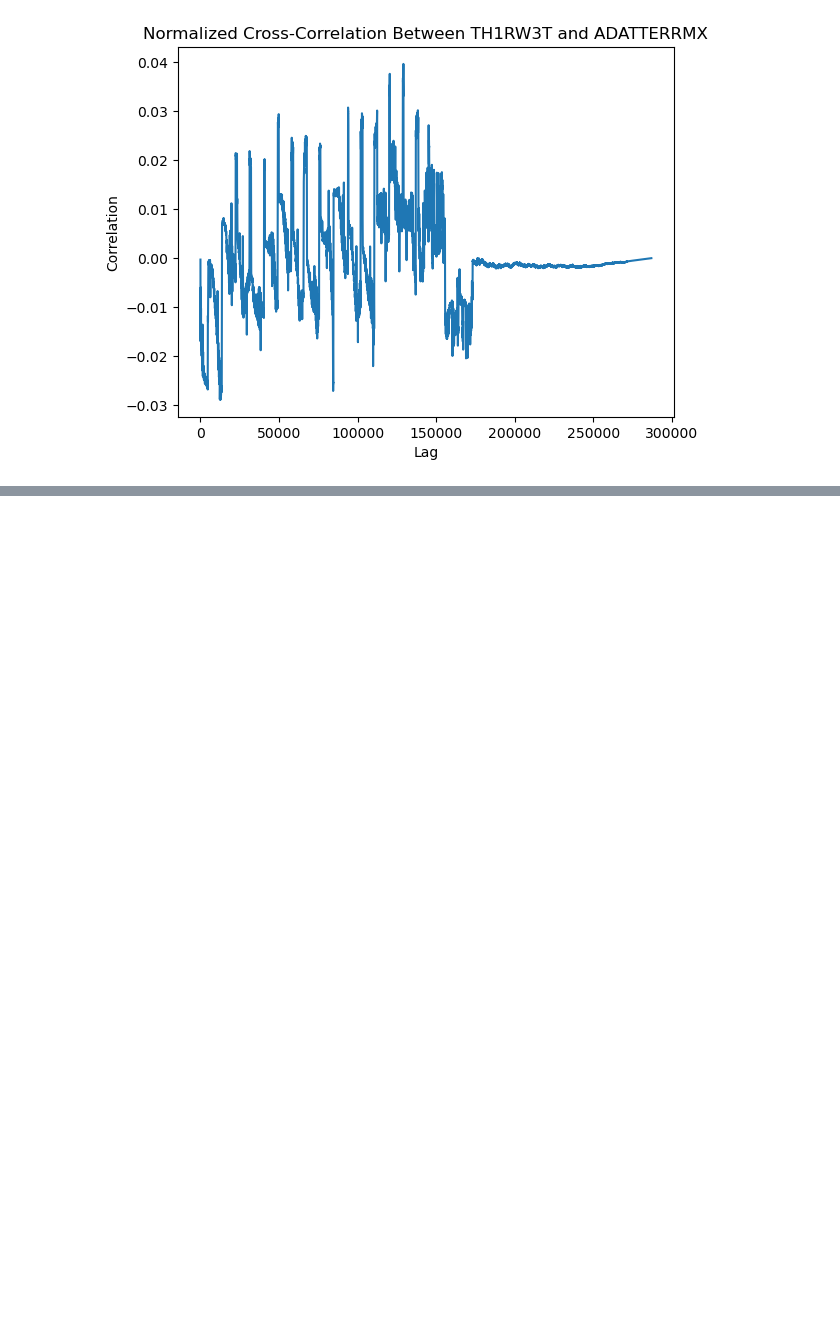
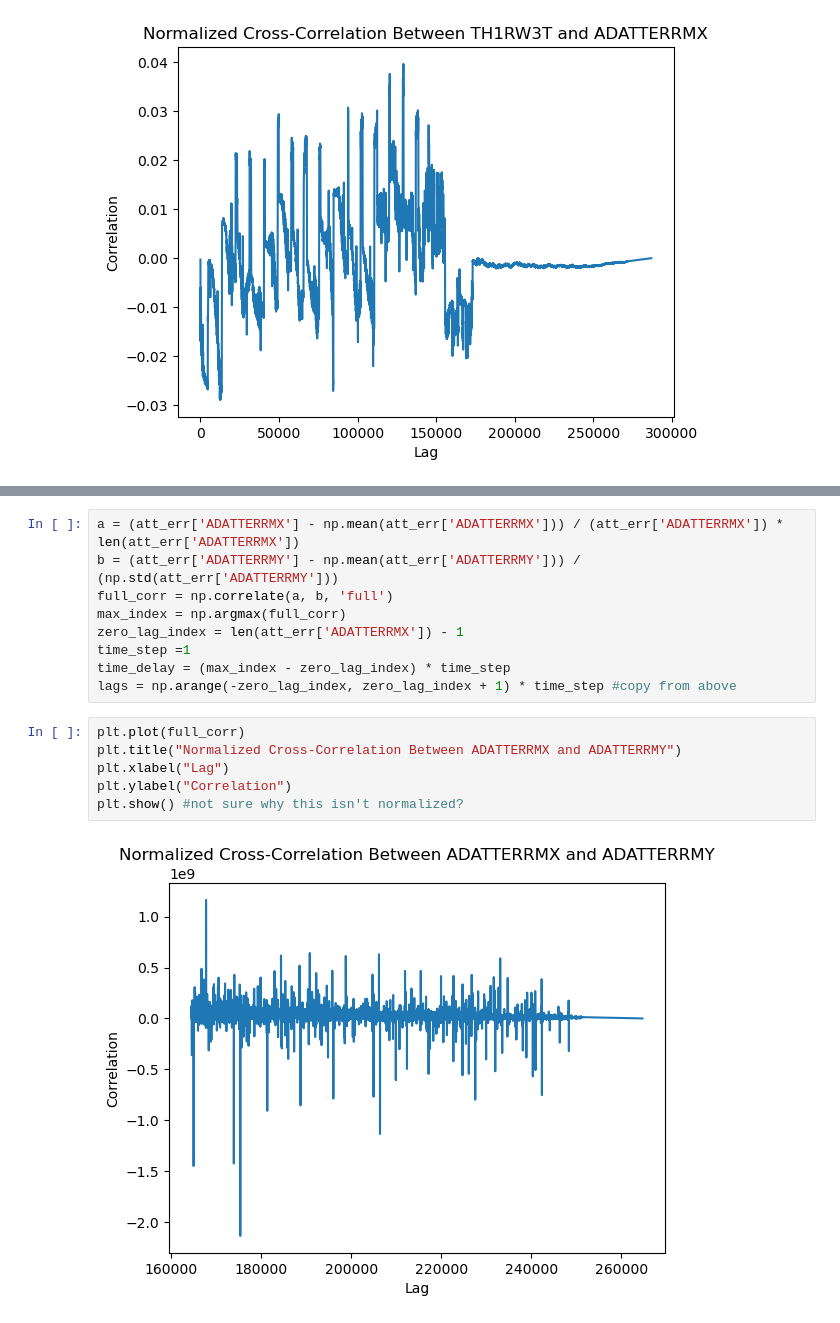
Before and after one commit to katerinakaraa/summer2024, a Jupyter notebook: kplr_TH1RW3T.ipynb, the cells around one changed output, grey strips where cells are left out. Cells and saved outputs as stored; diff of their text form; blank space fills up the shorter version.

```diff
--- a/kplr_TH1RW3T.ipynb
+++ b/kplr_TH1RW3T.ipynb
@@ -587,0 +605,17 @@ plt.show() #correlation that we did not expect to be high! and it is not!
+# %%
+a = (att_err['ADATTERRMX'] - np.mean(att_err['ADATTERRMX'])) / (att_err['ADATTERRMX']) * len(att_err['ADATTERRMX'])
+b = (att_err['ADATTERRMY'] - np.mean(att_err['ADATTERRMY'])) / (np.std(att_err['ADATTERRMY']))
+full_corr = np.correlate(a, b, 'full')
+max_index = np.argmax(full_corr)
+zero_lag_index = len(att_err['ADATTERRMX']) - 1
+time_step =1
+time_delay = (max_index - zero_lag_index) * time_step
+lags = np.arange(-zero_lag_index, zero_lag_index + 1) * time_step #copy from above
+# %%
+plt.plot(full_corr)
+plt.title("Normalized Cross-Correlation Between ADATTERRMX and ADATTERRMY")
+plt.xlabel("Lag")
+plt.ylabel("Correlation")
+plt.show() #not sure why this isn't normalized?
+# %% [output]
+[figure, added]
```
Also changed, not shown: parts of 2 cells of this notebook.
